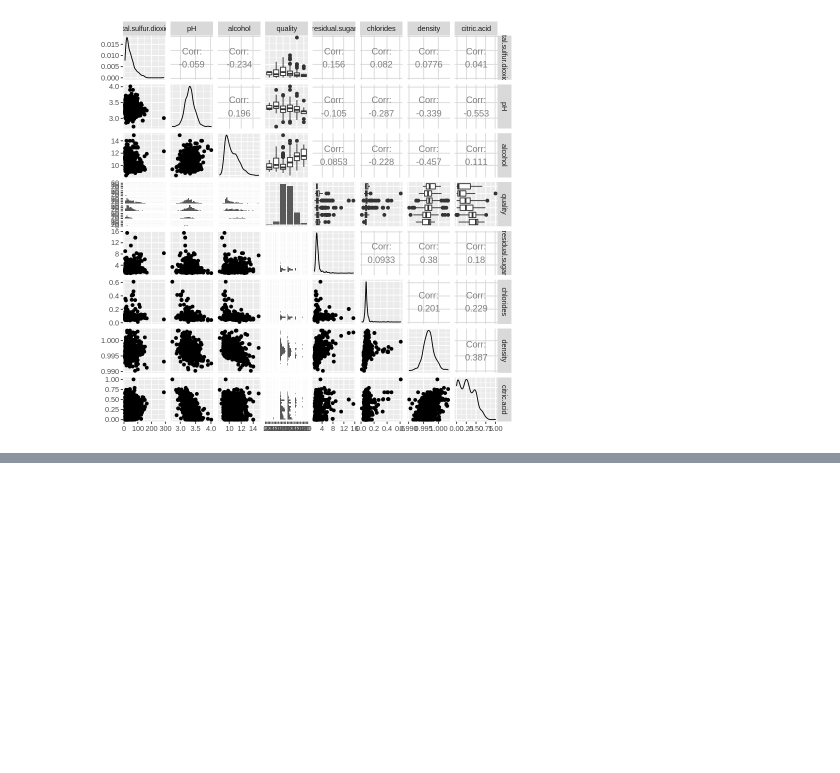
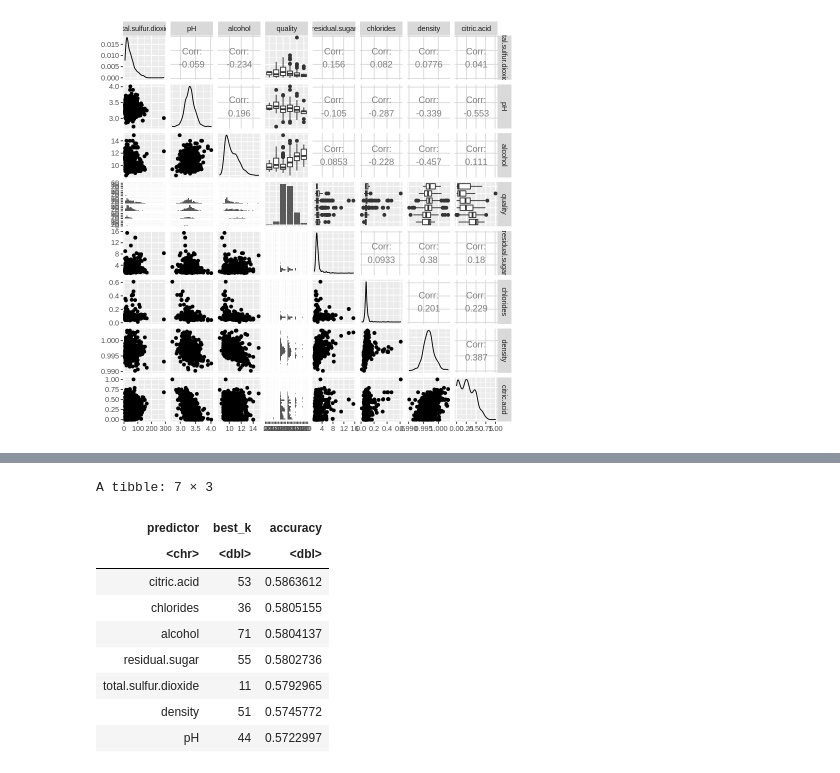
Before and after one commit to SurajDatta/DSCI100_group_project, a Jupyter notebook: report.ipynb, the cells around one changed output, grey strips where cells are left out. Drawn from its saved outputs; the diff is of its cells as text; code cells hidden in the pictures; blank space fills up the shorter version.

Commit message:
Table for single predictors
Succefully run the code for table for single predictors

```diff
--- a/report.ipynb
+++ b/report.ipynb
@@ -177,2 +209,13 @@ Com...
 # %%
-results %>% arrange((desc(accuracy))
+results %>% arrange(desc(accuracy))
+# %% [output]
+A tibble: 7 × 3
+| predictor | best_k | accuracy |
+| <chr> | <dbl> | <dbl> |
+| citric.acid | 53 | 0.5863612 |
+| chlorides | 36 | 0.5805155 |
+| alcohol | 71 | 0.5804137 |
+| residual.sugar | 55 | 0.5802736 |
+| total.sulfur.dioxide | 11 | 0.5792965 |
+| density | 51 | 0.5745772 |
+| pH | 44 | 0.5722997 |
```
Also changed, not shown: parts of 2 cells of this notebook.
